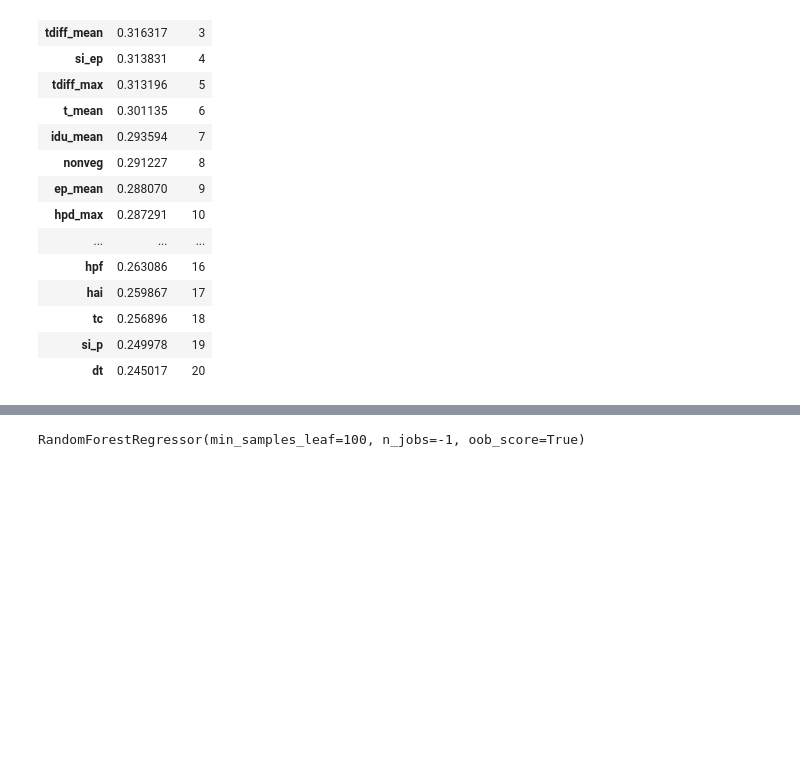
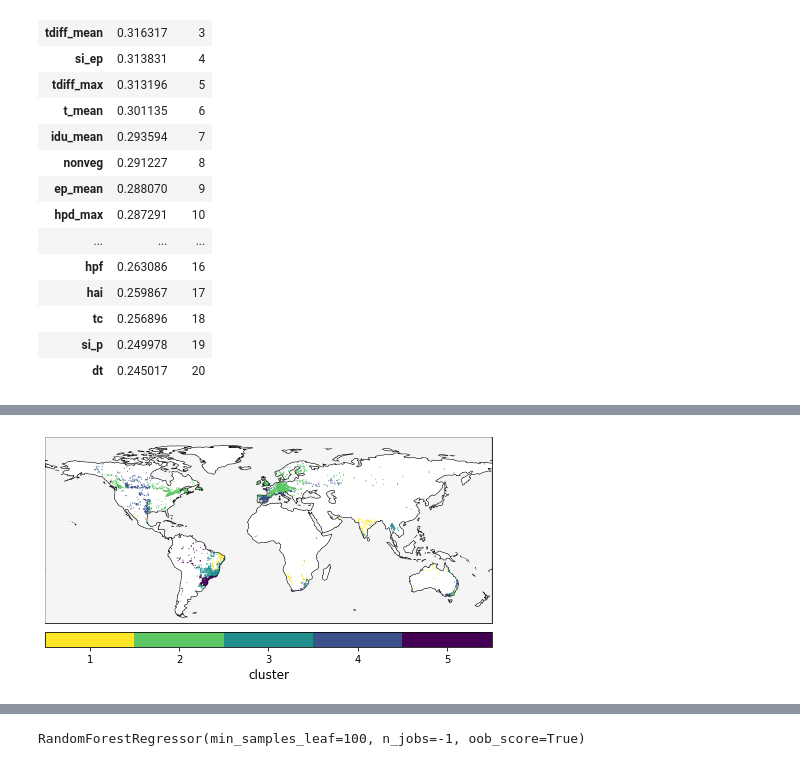
Before and after one commit to fvanoorschot/global_sr_module, a Jupyter notebook: run_script_prediction.ipynb, the cells around one changed output, grey strips where cells are left out. Saved outputs shown, nothing was run; the diff lists cells and outputs as text; code cells hidden in the pictures; blank space fills up the shorter version.

```diff
--- a/run_script_prediction.ipynb
+++ b/run_script_prediction.ipynb
@@ -492,6 +532,6 @@ k=4 is ok
 # %%
-# run with k=4
-kmeans = KMeans(4, random_state=42)
+# run with k=5
+kmeans = KMeans(5, random_state=42)
 kmeans.fit(pca_df)
 identified_clusters = kmeans.fit_predict(pca_df)
 labels = kmeans.labels_
@@ -662,0 +576,29 @@ Text(0.5, 0, 'PC1 41.8%')
+# %%
+# map Sr
+data_sources = 'gswp-p_gleam-ep_gswp-t'
+co = pd.read_csv(f'{work_dir}/output/catchment_characteristics/master_characteristics_{data_sources}.csv',index_col=0)
+co = co.dropna()
+co['cluster'] = data_with_clusters['Clusters'].values
+
+cmap_vd2 = cm.get_cmap('viridis_r', 5)
+bounds = np.linspace(0,5,6)
+bounds2 = np.linspace(0,5,6)
+norm = mpl.colors.BoundaryNorm(bounds, cmap_vd2.N)
+
+# no irrigation
+fig = plt.figure(figsize=(8,8))
+ax = plt.axes(projection=ccrs.PlateCarree())
+ax.coastlines()
+ax.add_feature(cartopy.feature.OCEAN, zorder=100,facecolor='whitesmoke', edgecolor='k',linewidth=0.1)
+ax.set_global()
+ax.set_xlim(-180,180)
+ax.set_ylim(-60,90)
+s = ax.scatter(co.lon,co.lat,s=0.8,c=co['cluster'],cmap=cmap_vd2, norm=norm,edgecolors='face',marker='o',linewidths=0.1)
+cbar = plt.colorbar(s, orientation='horizontal', label='',spacing='proportional',extend='neither', pad=0.02,aspect=30, norm=norm)
+cbar.set_ticks([0.5,1.5,2.5,3.5,4.5])
+cbar.set_ticklabels(['1','2','3','4','5'])
+cbar.set_label(label='cluster', size=12)
+ax.set_title('',size=14)
+fig.savefig(f'{work_dir}/output/figures/prediction_figures/pca/cluster_map.jpg', bbox_inches='tight',dpi=300)
+# %% [output]
+[figure, added]
```
Also changed, not shown: parts of 19 cells of this notebook, 3 other files.
